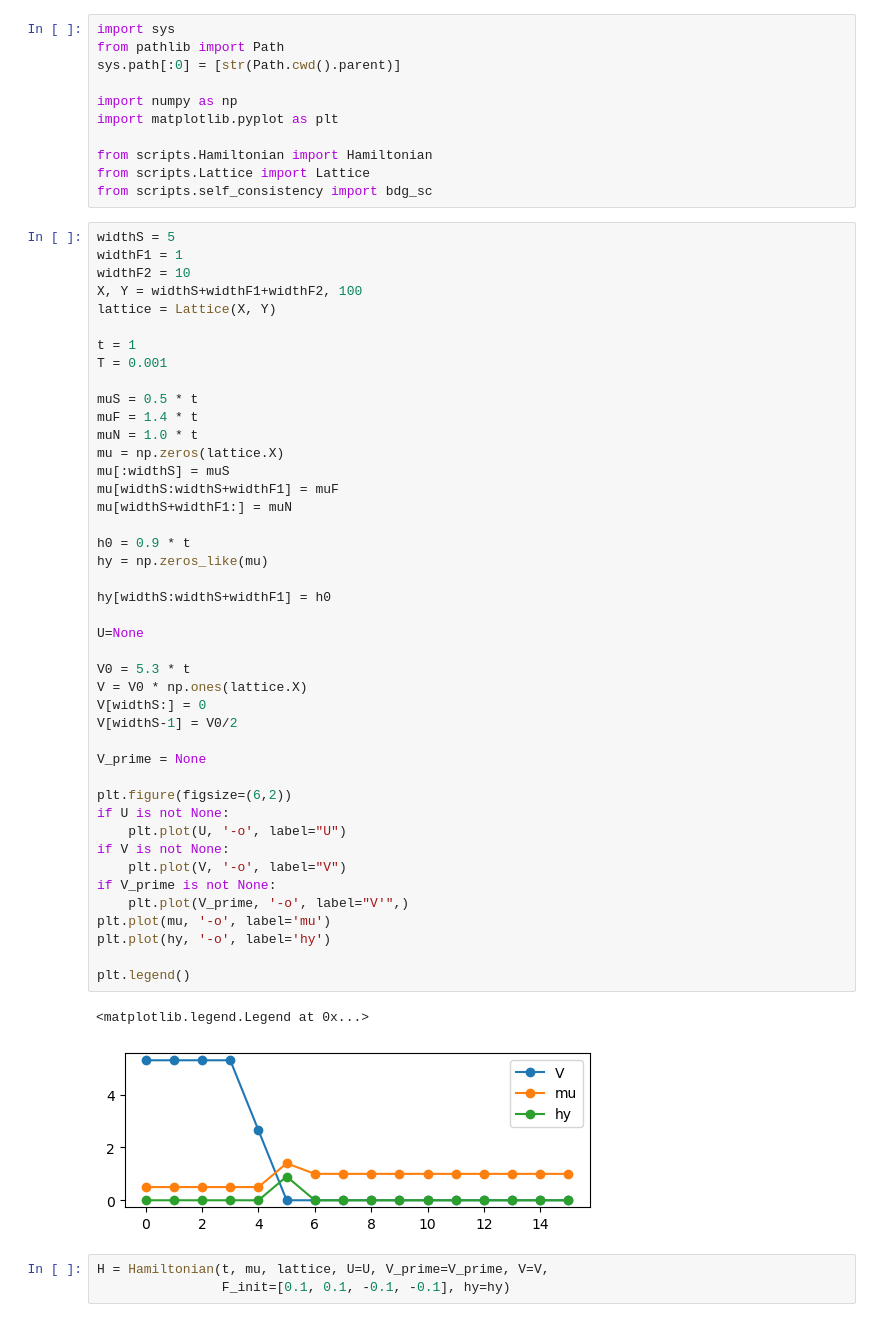
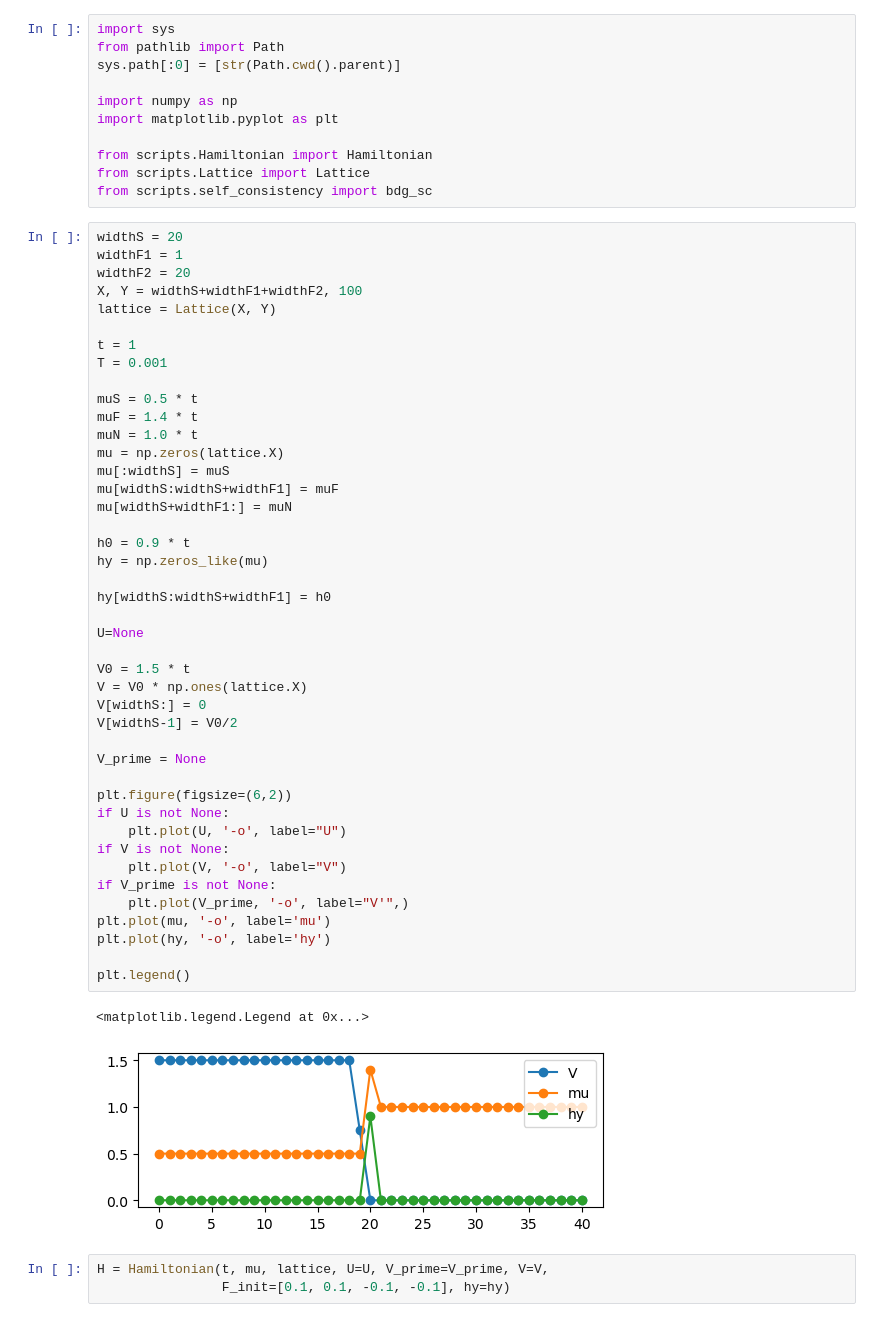
Before and after one commit to emilssp/master-thesis-codebase, a Jupyter notebook: notebooks/DFN.ipynb, the cells around one changed output. Drawn from its saved outputs; the diff is of its cells as text.

```diff
--- a/notebooks/DFN.ipynb
+++ b/notebooks/DFN.ipynb
@@ -10,9 +10,9 @@ from scripts.Hamiltonian import Hamiltonian
 from scripts.Lattice import Lattice
 from scripts.self_consistency import bdg_sc
 # %%
-widthS = 5
+widthS = 20
 widthF1 = 1
-widthF2 = 10
+widthF2 = 20
 X, Y = widthS+widthF1+widthF2, 100
 lattice = Lattice(X, Y)
 
@@ -26,35 +26,35 @@ mu = np.zeros(lattice.X)
 mu[:widthS] = muS
 mu[widthS:widthS+widthF1] = muF
 mu[widthS+widthF1:] = muN
 
 h0 = 0.9 * t
 hy = np.zeros_like(mu)
 
 hy[widthS:widthS+widthF1] = h0
 
 U=None
 
-V0 = 5.3 * t
+V0 = 1.5 * t
 V = V0 * np.ones(lattice.X)
 V[widthS:] = 0
 V[widthS-1] = V0/2
 
 V_prime = None
 
 plt.figure(figsize=(6,2))
 if U is not None:
     plt.plot(U, '-o', label="U")
 if V is not None:
     plt.plot(V, '-o', label="V")
 if V_prime is not None:
     plt.plot(V_prime, '-o', label="V'",)
 plt.plot(mu, '-o', label='mu')
 plt.plot(hy, '-o', label='hy')
 
 plt.legend()
 # %% [output]
 <matplotlib.legend.Legend at 0x...>
-[figure, old version]
+[figure, new version]
 # %%
 H = Hamiltonian(t, mu, lattice, U=U, V_prime=V_prime, V=V,
                 F_init=[0.1, 0.1, -0.1, -0.1], hy=hy)
```
Also changed, not shown: parts of 3 cells of this notebook, 11 other files.
